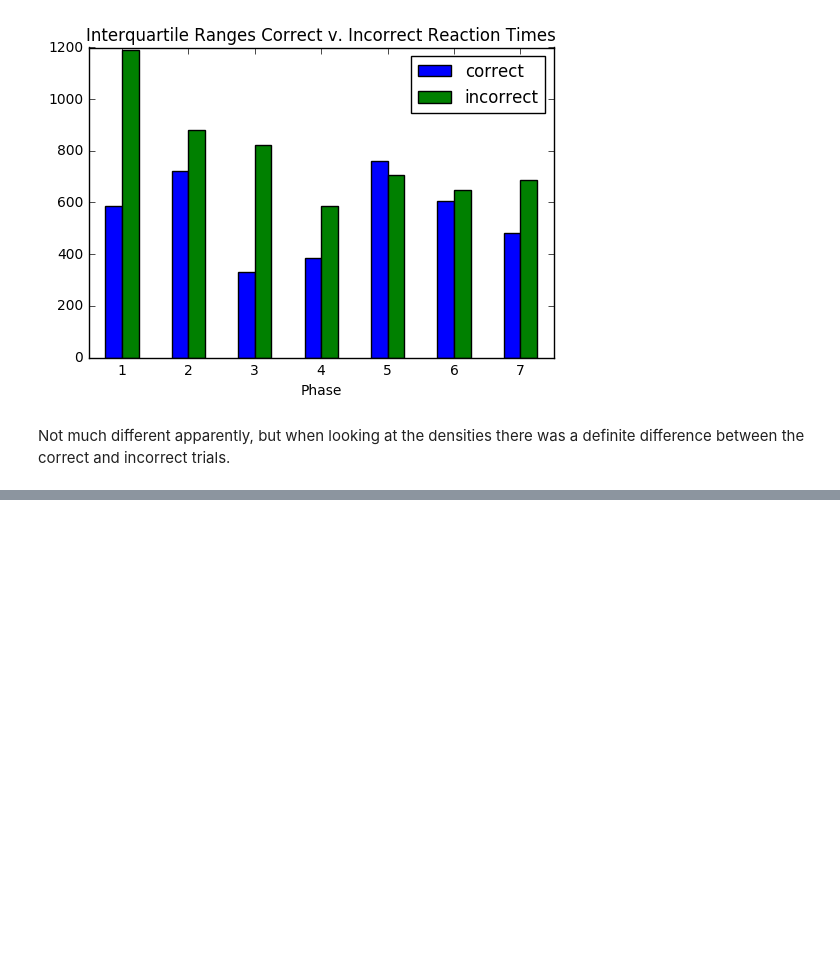
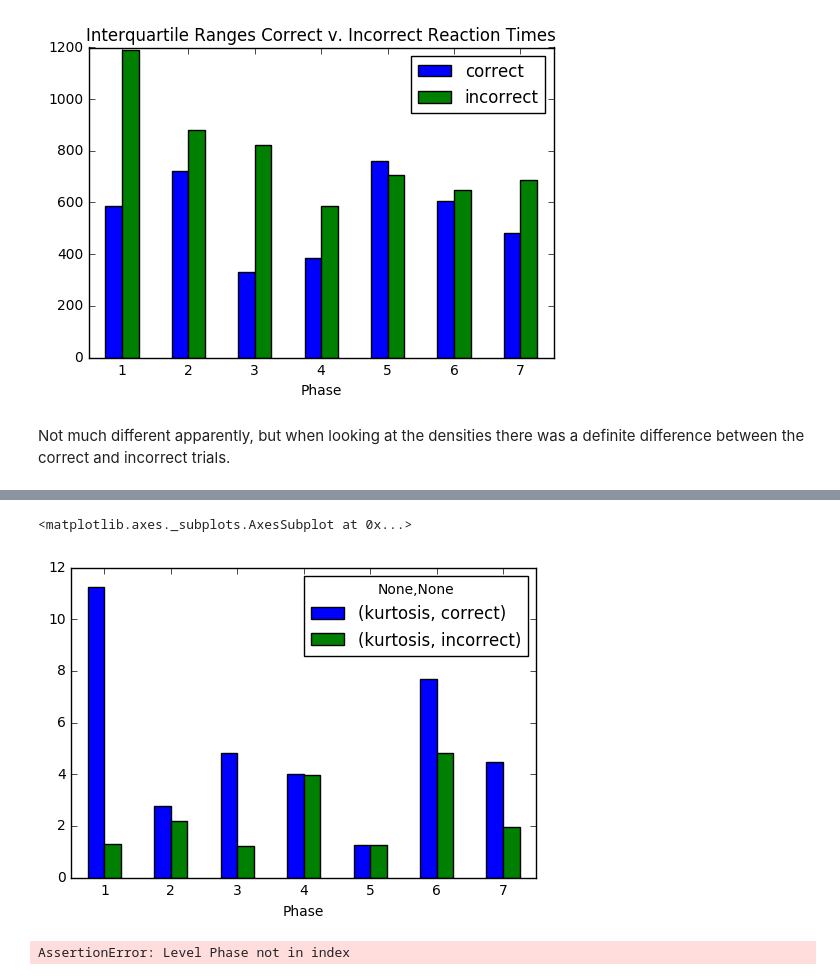
Before and after one commit to estherholleman/An-incremental-training-method-with-automated-extendable-maze-for-training-spatial-behavioral-tasks, a Jupyter notebook: Comparing Reaction Times of Correct and Incorrect Trials.ipynb, the cells around one changed output, grey strips where cells are left out. Drawn from its saved outputs; the diff is of its cells as text; code cells hidden in the pictures; blank space fills up the shorter version.

```diff
--- a/Comparing Reaction Times of Correct and Incorrect Trials.ipynb
+++ b/Comparing Reaction Times of Correct and Incorrect Trials.ipynb
@@ -283,0 +252,6 @@ integralAvg.loc[5:7].plot(kind="bar", title = "Integrals Correct v. Incorrect Re
+# %%
+def getkurt(group):
+    return group.kurt()
+
+
+kurtosis = pd.concat([rt[correct].stack().groupby(level = ["Phase","Animal"]).apply(getkurt),rt[incorrect].stack().groupby(level = ["Phase","Animal"]).apply(getkurt)], axis = 1, keys =[('kurtosis', 'correct'), ('kurtosis','incorrect')])
@@ -283,0 +280,2 @@ integralAvg.loc[5:7].plot(kind="bar", title = "Integrals Correct v. Incorrect Re
+# %%
+avgKurt = kurtosis.groupby(level = ["Phase"]).mean()
@@ -283,0 +295,9 @@ integralAvg.loc[5:7].plot(kind="bar", title = "Integrals Correct v. Incorrect Re
+# %%
+avgKurt.plot(kind = "bar", rot = 0)
+# %% [output]
+<matplotlib.axes._subplots.AxesSubplot at 0x...>
+[figure, added]
+# %%
+avgSkew = skewdness.mean(axis = 1, level = "Phase")
+# %% [output]
+AssertionError: Level Phase not in index
```
Also changed, not shown: parts of 21 cells of this notebook.
